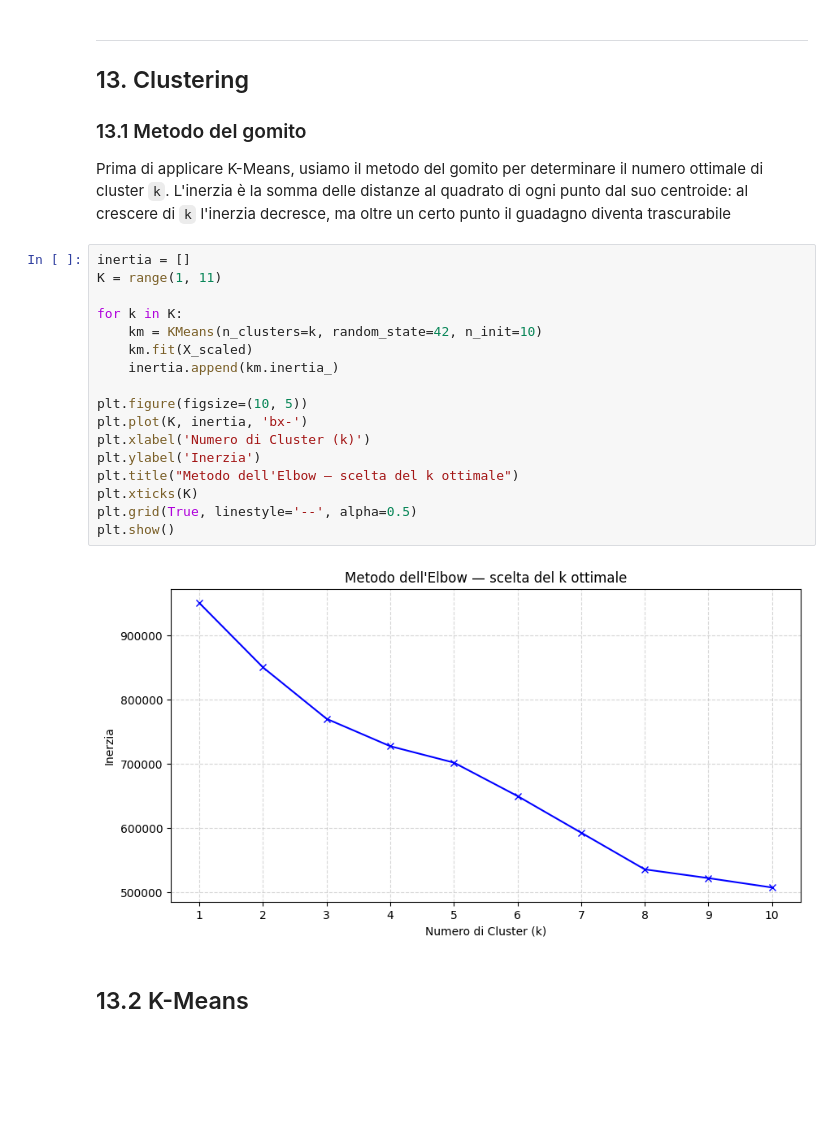
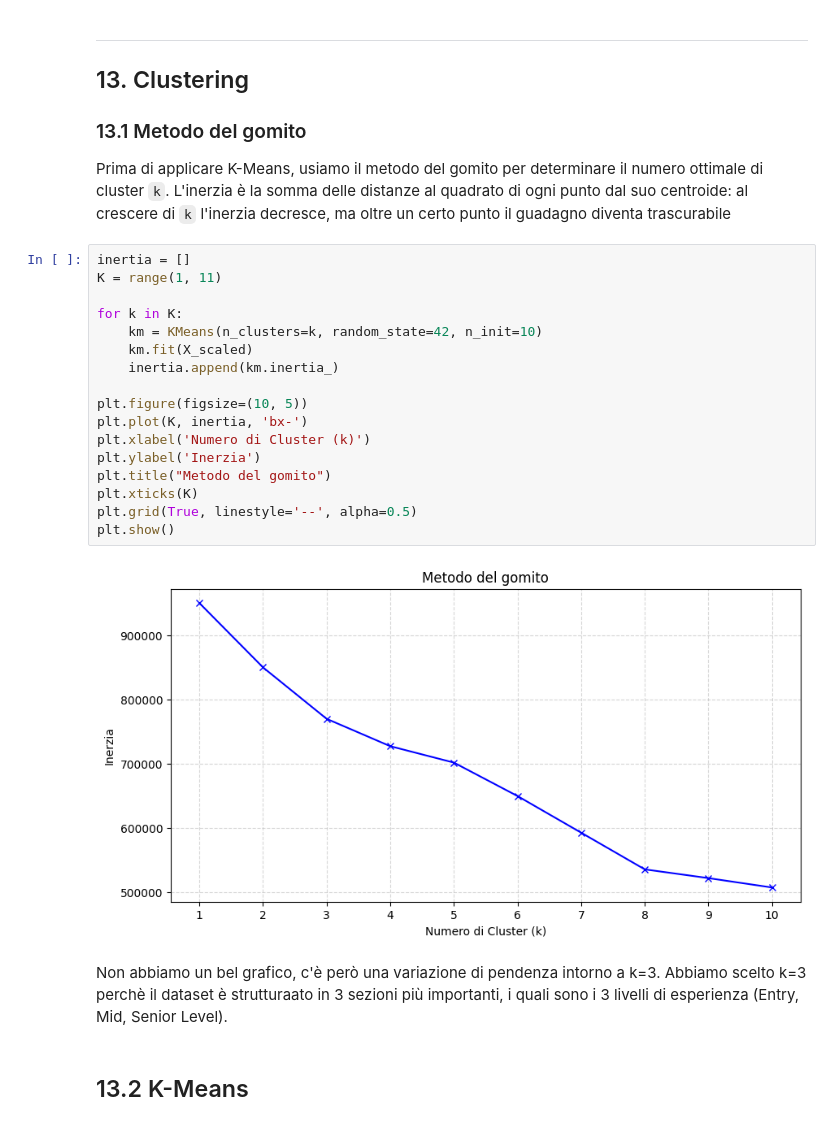
Before and after one commit to anna8987/jobrec, a Jupyter notebook: progettoJobrec.ipynb, the cells around one changed output. Drawn from its saved outputs; the diff is of its cells as text; blank space fills up the shorter version.

```diff
--- a/progettoJobrec.ipynb
+++ b/progettoJobrec.ipynb
@@ -382,22 +375,25 @@ L'inerzia è la somma delle distanze al quadrato di ogni punto dal suo centroide
 # %%
 inertia = []
 K = range(1, 11)
 
 for k in K:
     km = KMeans(n_clusters=k, random_state=42, n_init=10)
     km.fit(X_scaled)
     inertia.append(km.inertia_)
 
 plt.figure(figsize=(10, 5))
 plt.plot(K, inertia, 'bx-')
 plt.xlabel('Numero di Cluster (k)')
 plt.ylabel('Inerzia')
-plt.title("Metodo dell'Elbow — scelta del k ottimale")
+plt.title("Metodo del gomito")
 plt.xticks(K)
 plt.grid(True, linestyle='--', alpha=0.5)
 plt.show()
 # %% [output]
-[figure, old version]
+[figure, new version]
+# %% [markdown]
+Non abbiamo un bel grafico, c'è però una variazione di pendenza intorno a k=3.
+Abbiamo scelto k=3 perchè il dataset è strutturaato in 3 sezioni più importanti, i quali sono i 3 livelli di esperienza (Entry, Mid, Senior Level).
 # %% [markdown]
 ## 13.2 K-Means
 # %%
```
Also changed, not shown: parts of 25 cells of this notebook.
